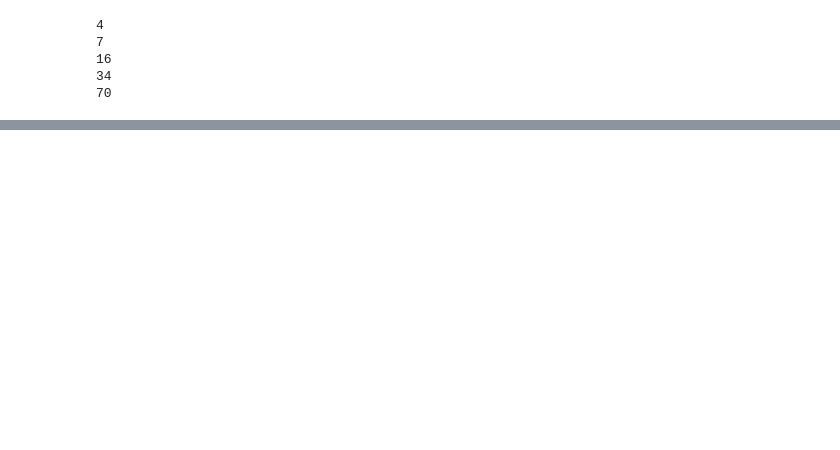
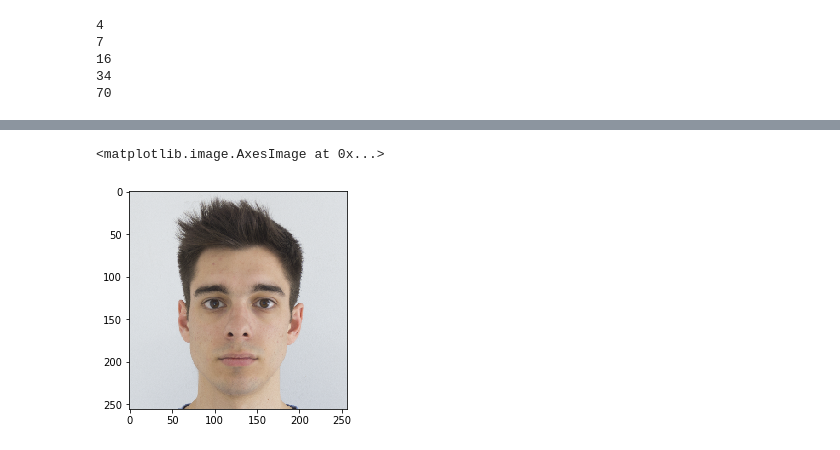
Before and after one commit to jamesluc007/DeepLearningInternship, a Jupyter notebook: IA/Modelos de Generación de Datos/UNet/First/Untitled.ipynb, the cells around one changed output, grey strips where cells are left out. Cells and saved outputs as stored; diff of their text form; code cells hidden in the pictures; blank space fills up the shorter version.

```diff
--- a/IA/Modelos de Generación de Datos/UNet/First/Untitled.ipynb
+++ b/IA/Modelos de Generación de Datos/UNet/First/Untitled.ipynb
@@ -222,0 +278,26 @@ def generate_fake_samples(g_model, samples, patch_shape):
+# %%
+#CARGO TODAS LAS IMAGENES DEL DATASET
+
+x = (np.zeros(182*1*256*256*3)).reshape(182,1,256,256,3)
+y = (np.zeros(182*1*256*256*3)).reshape(182,1,256,256,3)
+
+i = 0
+for i in range(182):
+    i = i + 1
+    path = r"D:\github\dataset_train\input\Foto (" + str(i) + ").bmp"
+    aux = image.load_img(path, target_size=(256,256))
+    x[i-1] =  image.img_to_array(aux)
+    path = r"D:\github\dataset_train\output\Foto (" + str(i) + ").bmp"
+    aux = image.load_img(path, target_size=(256,256))
+    y[i-1] =  image.img_to_array(aux)
+# %%
+#para verificacion
+
+#pepe = x[181][0]/255.
+pepe = image.load_img('.\DSC02185.png', target_size=(256,256))
+pepe = image.img_to_array(pepe)
+pepe = pepe/255.
+plt.imshow(pepe)
+# %% [output]
+<matplotlib.image.AxesImage at 0x...>
+[figure, added]
```
Also changed, not shown: parts of 9 cells of this notebook, 2 other files.
